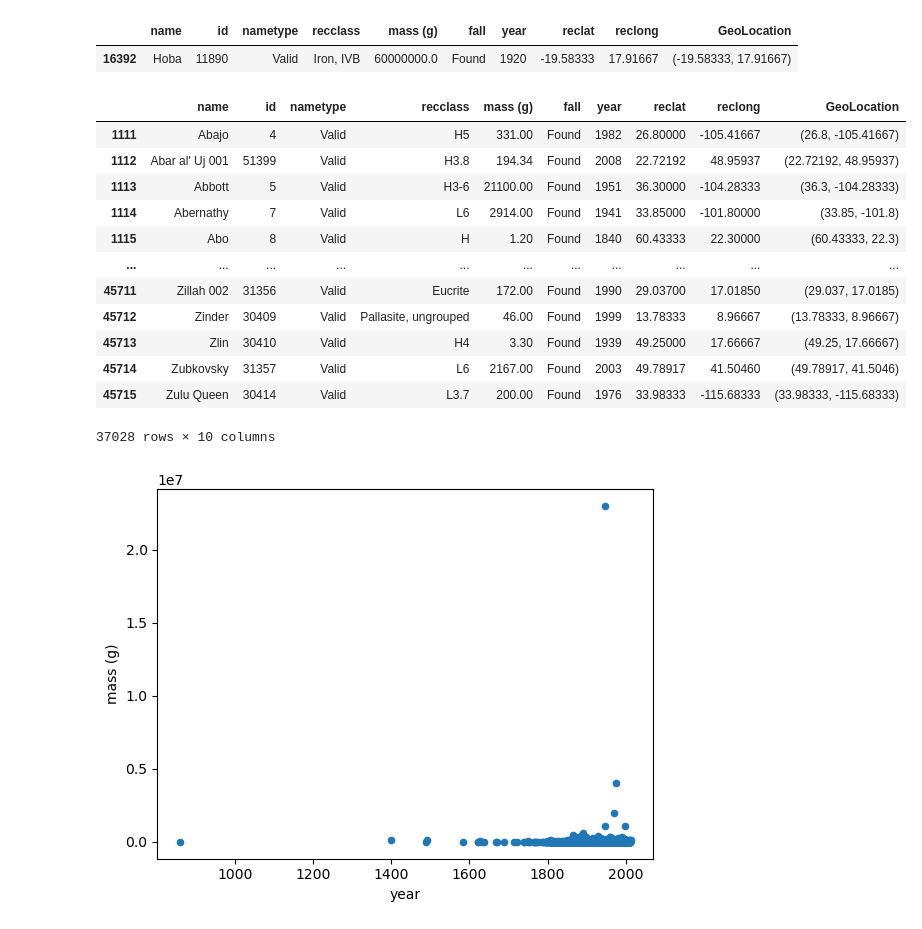
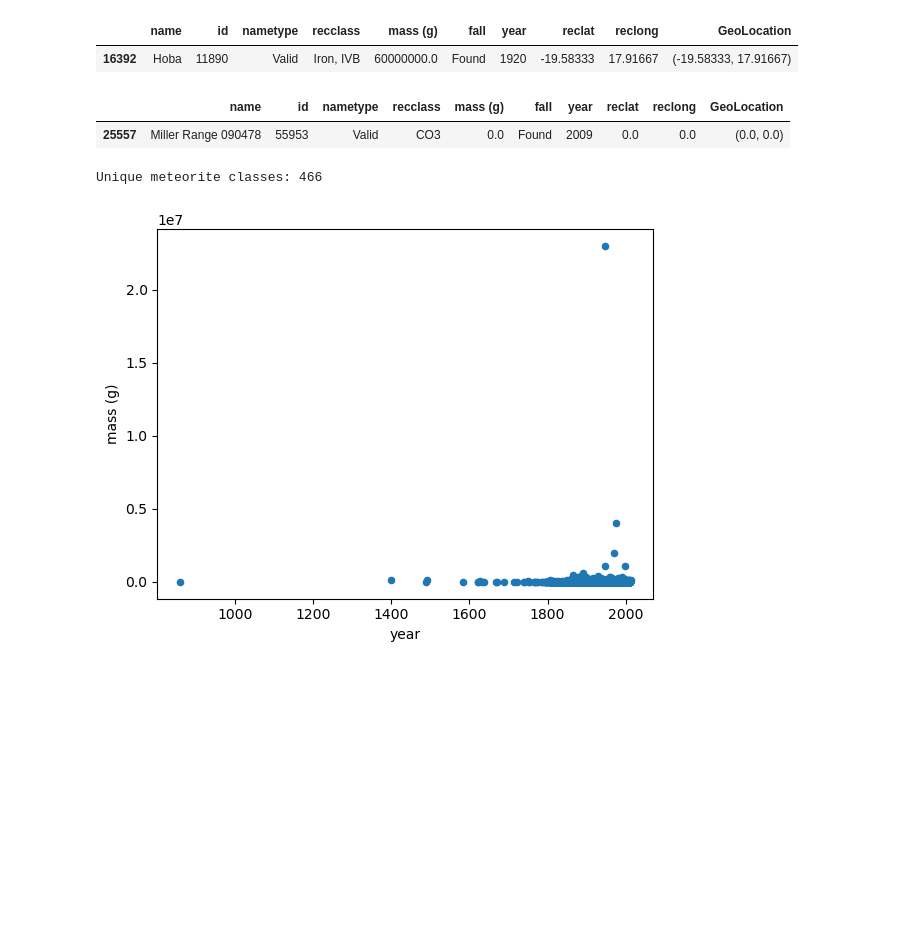
Before and after one commit to TheOceanMan7/meteorite-data, a Jupyter notebook: Meteorite_Landings.ipynb, the cells around one changed output. Saved outputs shown, nothing was run; the diff lists cells and outputs as text; code cells hidden in the pictures; blank space fills up the shorter version.

```diff
--- a/Meteorite_Landings.ipynb
+++ b/Meteorite_Landings.ipynb
@@ -159,19 +159,8 @@ maximum_from_found
 |  | name | id | nametype | recclass | mass (g) | fall | year | reclat | reclong | GeoLocation |
 | 16392 | Hoba | 11890 | Valid | Iron, IVB | 60000000.0 | Found | 1920 | -19.58333 | 17.91667 | (-19.58333, 17.91667) |
 # %%
-minimum_from_found = clean_found[(clean_found != clean_found['mass (g)'].min()).any(axis=1)]
+minimum_from_found = clean_found[clean_found['mass (g)'] == clean_found['mass (g)'].min()]
 minimum_from_found
 # %% [output]
 |  | name | id | nametype | recclass | mass (g) | fall | year | reclat | reclong | GeoLocation |
-| 1111 | Abajo | 4 | Valid | H5 | 331.00 | Found | 1982 | 26.80000 | -105.41667 | (26.8, -105.41667) |
-| 1112 | Abar al' Uj 001 | 51399 | Valid | H3.8 | 194.34 | Found | 2008 | 22.72192 | 48.95937 | (22.72192, 48.95937) |
-| 1113 | Abbott | 5 | Valid | H3-6 | 21100.00 | Found | 1951 | 36.30000 | -104.28333 | (36.3, -104.28333) |
-| 1114 | Abernathy | 7 | Valid | L6 | 2914.00 | Found | 1941 | 33.85000 | -101.80000 | (33.85, -101.8) |
-| 1115 | Abo | 8 | Valid | H | 1.20 | Found | 1840 | 60.43333 | 22.30000 | (60.43333, 22.3) |
-| ... | ... | ... | ... | ... | ... | ... | ... | ... | ... | ... |
-| 45711 | Zillah 002 | 31356 | Valid | Eucrite | 172.00 | Found | 1990 | 29.03700 | 17.01850 | (29.037, 17.0185) |
-| 45712 | Zinder | 30409 | Valid | Pallasite, ungrouped | 46.00 | Found | 1999 | 13.78333 | 8.96667 | (13.78333, 8.96667) |
-| 45713 | Zlin | 30410 | Valid | H4 | 3.30 | Found | 1939 | 49.25000 | 17.66667 | (49.25, 17.66667) |
-| 45714 | Zubkovsky | 31357 | Valid | L6 | 2167.00 | Found | 2003 | 49.78917 | 41.50460 | (49.78917, 41.5046) |
-| 45715 | Zulu Queen | 30414 | Valid | L3.7 | 200.00 | Found | 1976 | 33.98333 | -115.68333 | (33.98333, -115.68333) |
+| 25557 | Miller Range 090478 | 55953 | Valid | CO3 | 0.0 | Found | 2009 | 0.0 | 0.0 | (0.0, 0.0) |
-37028 rows × 10 columns
@@ -184,3 +167,7 @@ minimum_from_found
+# %%
+print(f"Unique meteorite classes: {df['recclass'].nunique()}")
+# %% [output]
+Unique meteorite classes: 466
 # %%
 import matplotlib.pyplot as plt
 %matplotlib inline
```
Also changed, not shown: parts of 3 cells of this notebook, 1 other file.
